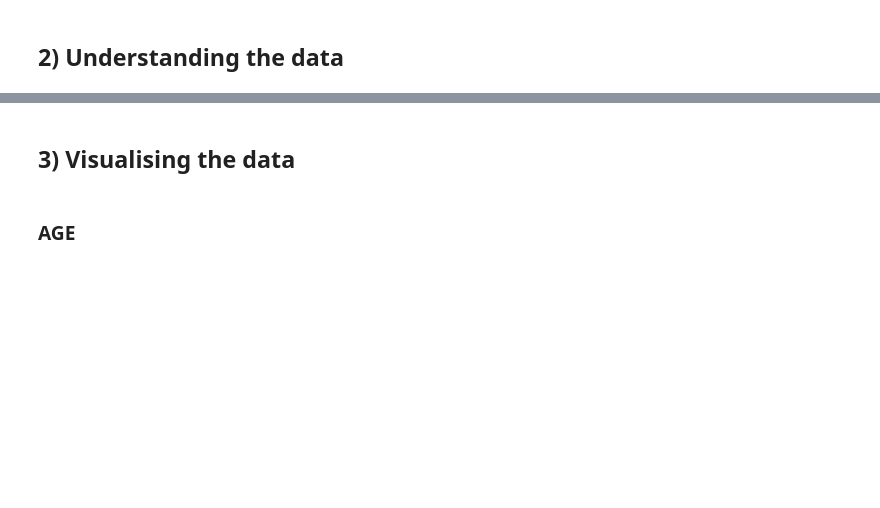
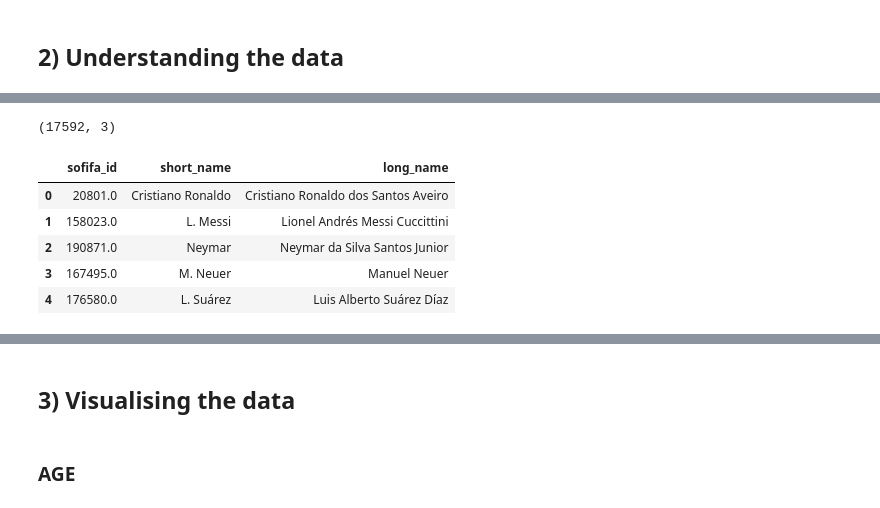
Before and after one commit to tanikellanjali/FIFA-Prediction-analyisis-, a Jupyter notebook: FIFA Project.ipynb, the cells around one changed output, grey strips where cells are left out. Drawn from its saved outputs; the diff is of its cells as text; code cells hidden in the pictures; blank space fills up the shorter version.

```diff
--- a/FIFA Project.ipynb
+++ b/FIFA Project.ipynb
@@ -136,0 +222,23 @@ display(df)
+# %%
+def table1(database_filename):
+    table1=list(zip(sofifa_id,sn,ln))
+    create_table_sql1 = """CREATE TABLE [Player_Details] (
+                [sofifa_id] Real not null primary key,
+                [short_name] Text not null,
+                [long_name] Text not null
+            );"""
+    database_filename = 'project.db'
+    conn = sqlite3.connect(database_filename)
+    create_table(conn, create_table_sql1,'Player_Details')
+    def insert_Player(conn, values):
+        sql = '''INSERT INTO Player_Details(sofifa_id,short_name,long_name)VALUES(?,?,?)'''
+        cur = conn.cursor()
+        cur.execute(sql, values)
+        return cur.lastrowid
+
+    with conn:
+        for r in table1:
+            insert_Player(conn,(r[0],r[1],r[2]))
+    sel1 = 'select * from Player_Details'
+    table1 = pd.read_sql_query(sel1, conn)
+    return table1
@@ -364,5 +531,14 @@ table1.info()
 # %%
-table1.shape
+table1('project.db').shape
+# %% [output]
+(17592, 3)
 # %%
-table1.head()
+table1('project.db').head()
+# %% [output]
+|  | sofifa_id | short_name | long_name |
+| 0 | 20801.0 | Cristiano Ronaldo | Cristiano Ronaldo dos Santos Aveiro |
+| 1 | 158023.0 | L. Messi | Lionel Andrés Messi Cuccittini |
+| 2 | 190871.0 | Neymar | Neymar da Silva Santos Junior |
+| 3 | 167495.0 | M. Neuer | Manuel Neuer |
+| 4 | 176580.0 | L. Suárez | Luis Alberto Suárez Díaz |
 # %%
```
Also changed, not shown: parts of 103 cells of this notebook.
